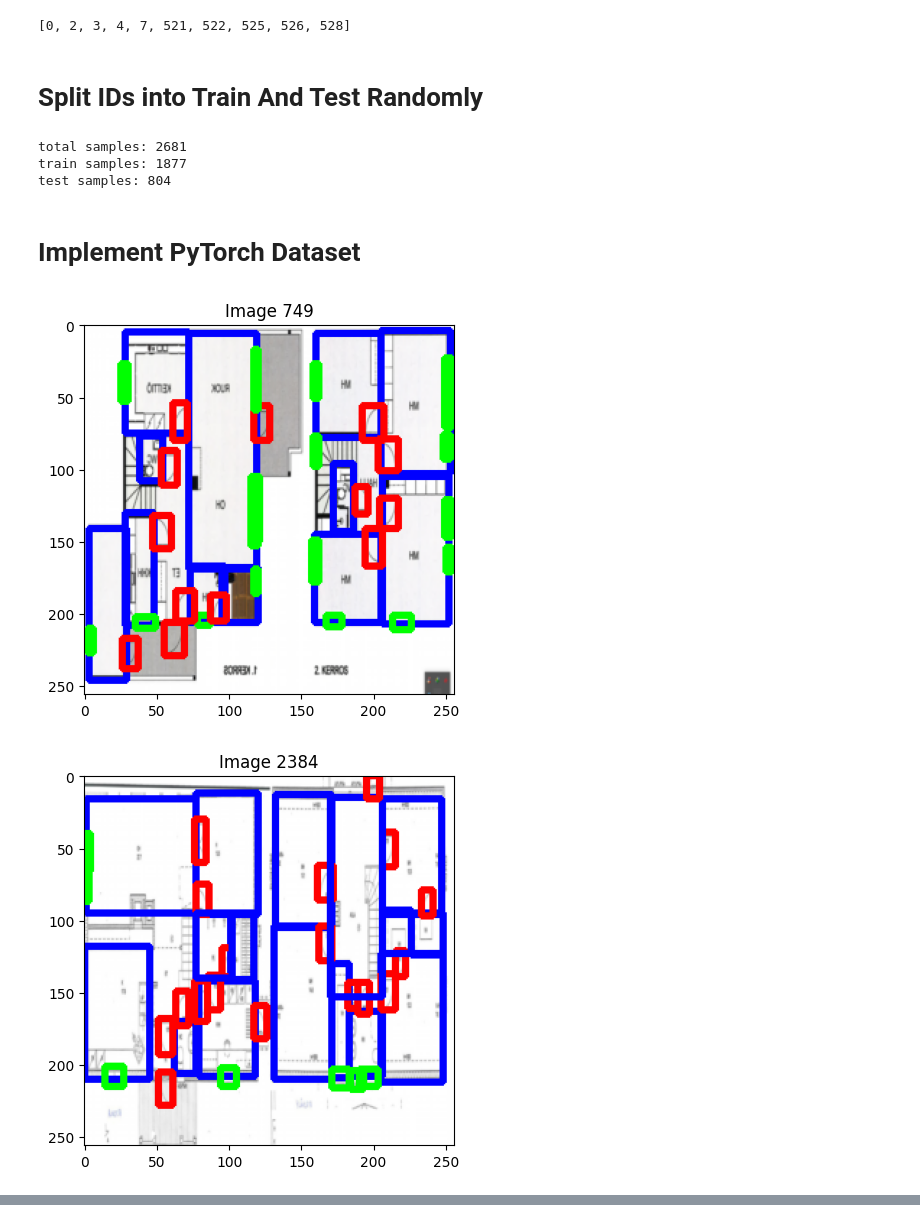
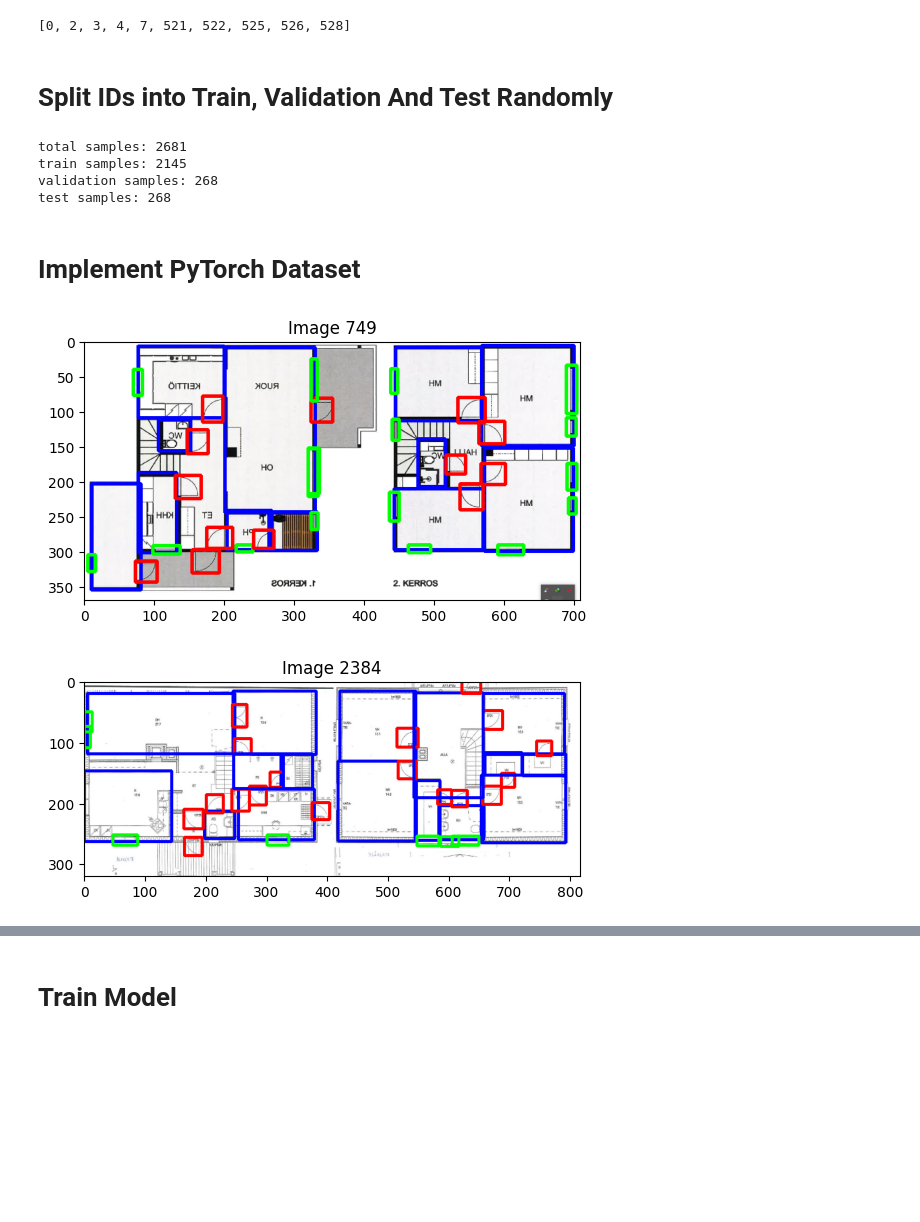
Before and after one commit to liduanken/ktp_bcu_floorplan_detection_task, a Jupyter notebook: detection.ipynb, the cells around one changed output, grey strips where cells are left out. Saved outputs shown, nothing was run; the diff lists cells and outputs as text; code cells hidden in the pictures; blank space fills up the shorter version.

Commit message:
Model Training

```diff
--- a/detection.ipynb
+++ b/detection.ipynb
@@ -21,3 +24,9 @@ classes = np.genfromtxt(os.path.join(LABEL_DIR, 'classes.txt'), dtype='str')
 classes
 # %% [output]
 array(['door', 'window', 'zone'], dtype='<U6')
+# %%
+data = np.loadtxt(os.path.join(LABEL_DIR, "%d.txt" %6485))
+# %%
+if len(data.shape) == 1:
+    data = data.reshape((1, -1))
+data.shape
@@ -98,22 +130,29 @@ img_ids[:10]
 # %% [output]
 [0, 2, 3, 4, 7, 521, 522, 525, 526, 528]
 # %% [markdown]
-# Split IDs into Train And Test Randomly
+# Split IDs into Train, Validation And Test Randomly
 # %%
+# img_ids = img_ids[:16]
+
 random.seed(0)
 random.shuffle(img_ids)
-test_ratio = 0.3
+test_ratio = 0.2
 total_samples = len(img_ids)
 num_train = round(total_samples * (1-test_ratio))
 train_ids = img_ids[:num_train]
 test_ids = img_ids[num_train:]
+num_val = len(test_ids) // 2
+validation_ids = test_ids[:num_val]
+test_ids = test_ids[num_val:]
 print("total samples: %d" % len(img_ids))
 print("train samples: %d" % len(train_ids))
+print("validation samples: %d" % len(test_ids))
 print("test samples: %d" % len(test_ids))
 # %% [output]
 total samples: 2681
-train samples: 1877
-test samples: 804
+train samples: 2145
+validation samples: 268
+test samples: 268
 # %% [markdown]
 # Implement PyTorch Dataset
 # %%
@@ -123,7 +162,7 @@ from torch.utils.data import Dataset, DataLoader
 
 transform = transforms.Compose([
     transforms.ToTensor(),
-    transforms.Resize((256, 256))
+    # transforms.Resize((256, 256))
 ])
 
 class FloorplanDataset(Dataset):
@@ -146,47 +185,61 @@ class FloorplanDataset(Dataset):
             img = self.transform(img)
             boxes = scale_box(boxes, width=img.shape[2], height = img.shape[1])
 
+        img = torch.as_tensor(img, dtype=torch.float32)
         boxes = torch.as_tensor(boxes, dtype=torch.float32)
-        labels = torch.as_tensor(labels, dtype=torch.int8)
-        return img_id, img, labels, boxes
+        labels = torch.as_tensor(labels + 1, dtype=torch.int64)
+
+        d = {"boxes": boxes, "labels":labels}
+
+        return img_id, img, d
 
 
 train_set = FloorplanDataset(train_ids)
+validation_set = FloorplanDataset(validation_ids)
 test_set = FloorplanDataset(test_ids)
 
 def collate_fn(batch):
     return zip(*batch)
 
 train_loader = DataLoader(
     train_set,
-    batch_size=32,
-    # num_workers=8,
+    batch_size=16,
+    # num_workers=2,
+    shuffle=False,
+    collate_fn = collate_fn
+)
+
+validation_loader = DataLoader(
+    validation_set,
+    batch_size=16,
+    # num_workers=2,
     shuffle=False,
     collate_fn = collate_fn
 )
 
 test_loader = DataLoader(
     test_set,
-    batch_size=32,
-    # num_workers=8,
+    batch_size=4,
+    # num_workers=2,
     shuffle=False,
     collate_fn = collate_fn
 )
 
 device = torch.device('cuda') if torch.cuda.is_available() else torch.device('cpu')
 
 # Test by plot 3 images from training set
-img_ids, imgs, labelss, boxess = next(iter(train_loader))
+img_ids, imgs, ds = next(iter(train_loader))
 
 count = 0
-for img_id, img, labels, boxes in zip(img_ids, imgs, labelss, boxess):
+for img_id, img, d in zip(img_ids, imgs, ds):
+    labels, boxes = d["labels"], d["boxes"]
     img = img.to(device).permute(1,2,0).cpu().numpy() * 255
     img = img.astype(np.uint8).copy()
     boxes = boxes.to(device).cpu().numpy().astype(np.uint32)
-    plot_data(img_id, img, labels, boxes)
+    plot_data(img_id, img, labels - 1, boxes)
     count+=1
     if count == 3:
         break
 # %% [output]
-[figure, old version]
+[figure, new version]
-[figure, old version]
+[figure, new version]
@@ -193,0 +247,2 @@ for img_id, img, labels, boxes in zip(img_ids, imgs, labelss, boxess):
+# %% [markdown]
+# Train Model
```
Also changed, not shown: parts of 9 cells of this notebook.
